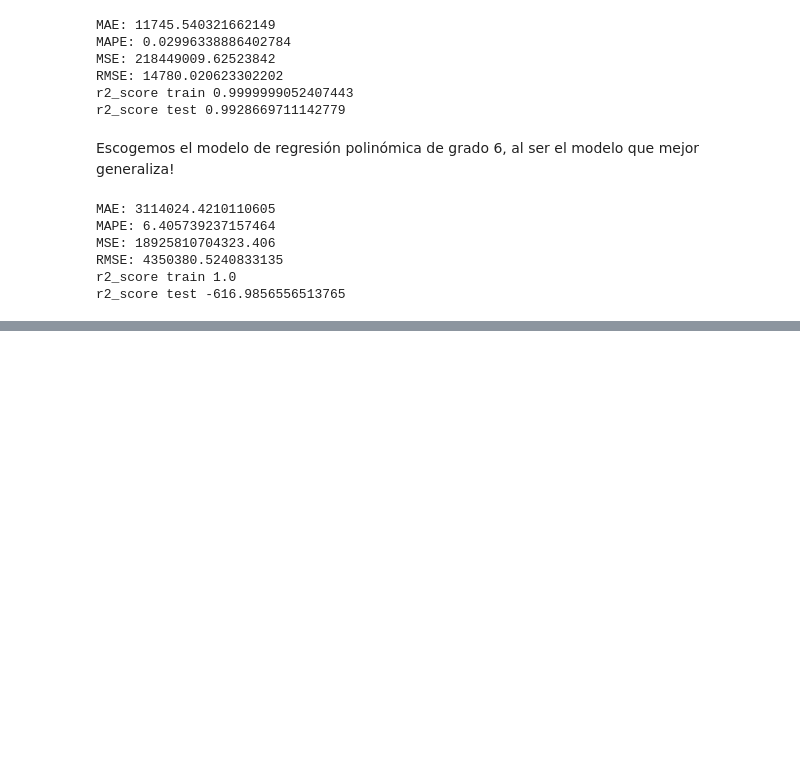
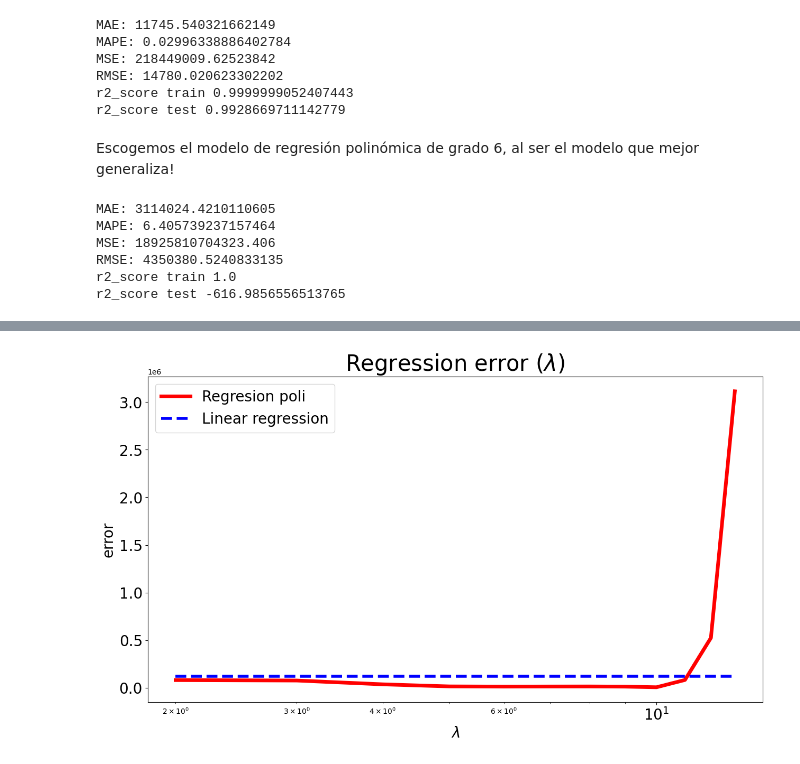
Before and after one commit to diego-dng/0426_DS_VITORIA-GASTEIZ, a Jupyter notebook: 3-Machine_Learning/1-Supervisado/1-Regression/2-Polynomial_Regression/2_polynomial_regression.ipynb, the cells around one changed output, grey strips where cells are left out. Cells and saved outputs as stored; diff of their text form; code cells hidden in the pictures; blank space fills up the shorter version.

```diff
--- a/3-Machine_Learning/1-Supervisado/1-Regression/2-Polynomial_Regression/2_polynomial_regression.ipynb
+++ b/3-Machine_Learning/1-Supervisado/1-Regression/2-Polynomial_Regression/2_polynomial_regression.ipynb
@@ -320,6 +320,7 @@ lin_reg.fit(X_train, y_train)
 
 predictions = lin_reg.predict(X_test)
 
+error_mae = mean_absolute_error(y_test, predictions)
 print("MAE:", mean_absolute_error(y_test, predictions))
 print("MAPE:", mean_absolute_percentage_error(y_test, predictions))
 print("MSE:", mean_squared_error(y_test, predictions))
@@ -481,6 +482,11 @@ r2_score train 1.0
 r2_score test -616.9856556513765
 # %%
 grados = [2, 3, 4, 5, 6, 7, 8, 9, 10,11, 12, 13]
+
+
+rp_error = []
+baseline = []
+
 
 for i in grados:
     poly_feats = PolynomialFeatures(degree = i)
@@ -493,10 +499,6 @@ for i in grados:
     lin_reg.fit(X_train, y_train)
 
     predictions = lin_reg.predict(X_test)
-    print("---------- Grados", i)
-    print("MAE:", mean_absolute_error(y_test, predictions))
-    print("MAPE:", mean_absolute_percentage_error(y_test, predictions))
-    print("MSE:", mean_squared_error(y_test, predictions))
-    print("RMSE:", np.sqrt(mean_squared_error(y_test, predictions)))
-    print("r2_score train", lin_reg.score(X_train, y_train))
-    print("r2_score test",lin_reg.score(X_test, y_test))
+    error = mean_absolute_error(y_test, predictions)
+    rp_error.append(error)
+    baseline.append(error_mae)
@@ -520,0 +535,15 @@ r2_score test -616.9856556513765
+# %%
+plt.figure(figsize=(15,8))
+ax = plt.gca()
+ax.plot(grados, rp_error, linewidth=5, color='red', label="Regresion poli")
+ax.plot(grados, baseline, linewidth=4,linestyle='--', color='blue', label='Linear regression')
+ax.set_xscale('log')
+plt.xlabel('$\lambda$', fontsize=20)
+plt.xticks(fontsize=20)
+plt.yticks(fontsize=20)
+plt.ylabel('error', fontsize=20)
+ax.legend(fontsize=20)
+plt.title(r'Regression error ($\lambda$)', fontsize=30)
+plt.show()
+# %% [output]
+[figure, added]
```
Also changed, not shown: parts of 9 cells of this notebook, 3 other files.
